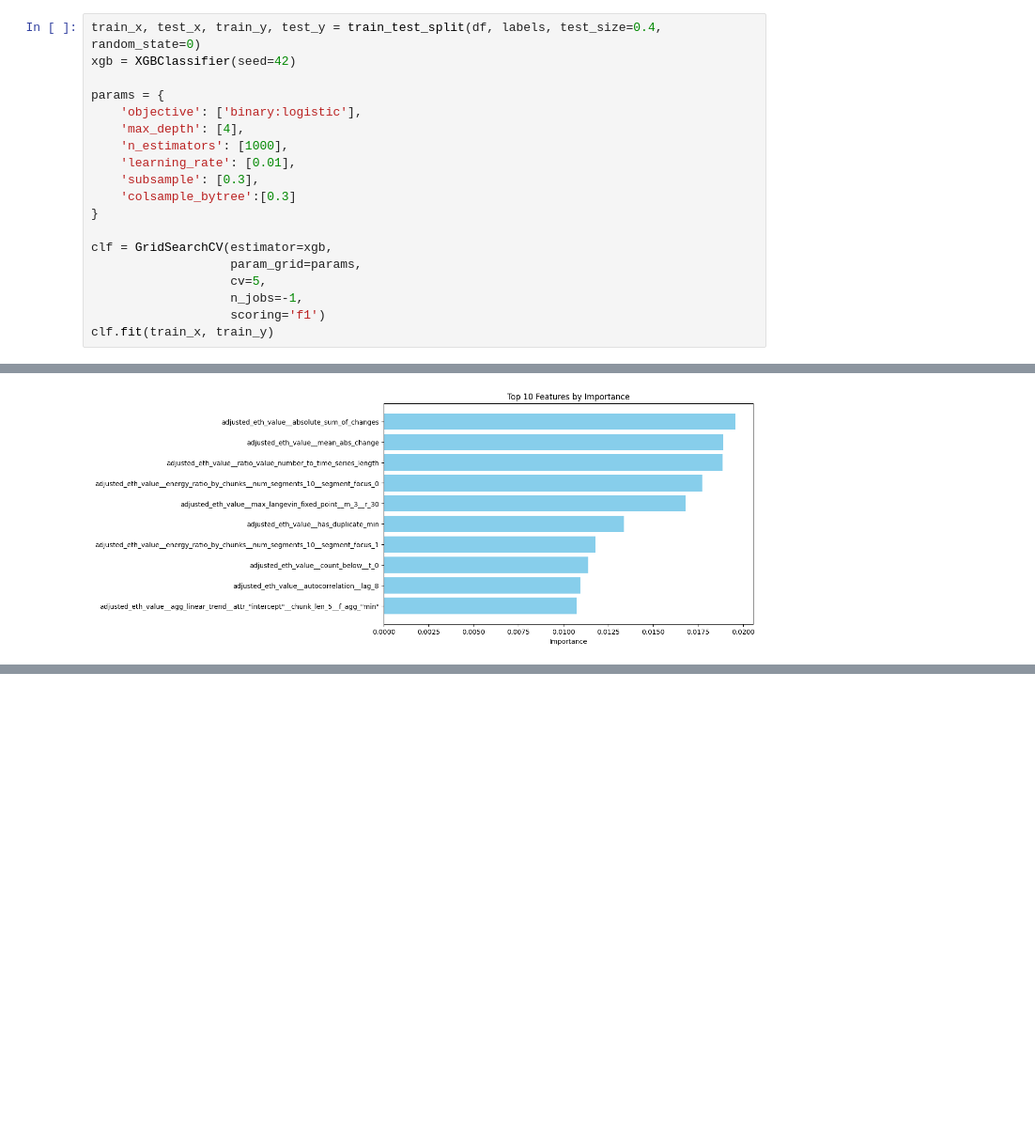
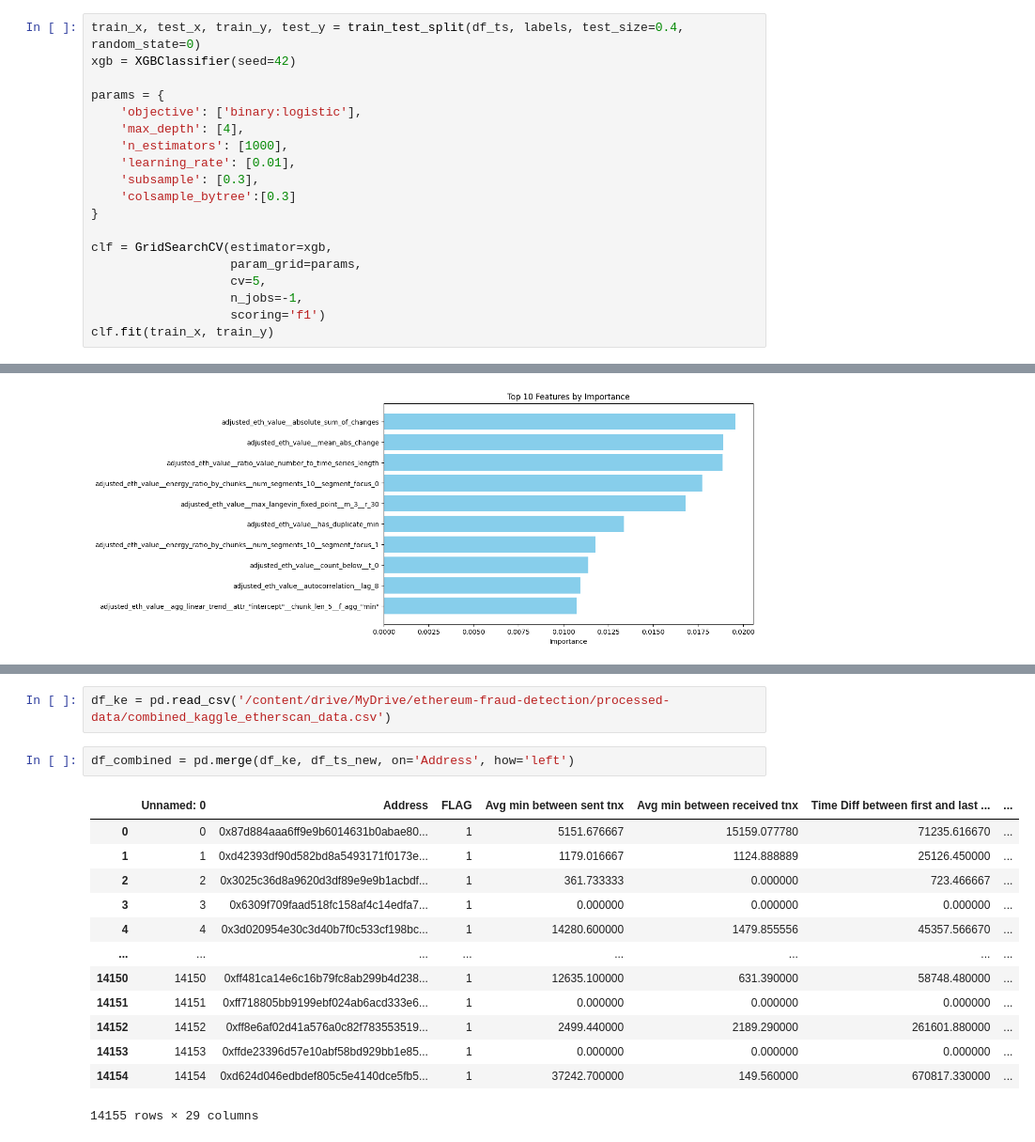
Before and after one commit to shazzad-hasan/ethereum-fraud-detection, a Jupyter notebook: data-preparation/time_series_data.ipynb, the cells around one changed output, grey strips where cells are left out. Shown at 94% size. Cells and saved outputs as stored; diff of their text form; blank space fills up the shorter version.

```diff
--- a/data-preparation/time_series_data.ipynb
+++ b/data-preparation/time_series_data.ipynb
@@ -72,5 +73,5 @@ df.drop(features_to_drop, axis=1, inplace=True)
 # %%
-train_x, test_x, train_y, test_y = train_test_split(df, labels, test_size=0.4, random_state=0)
+train_x, test_x, train_y, test_y = train_test_split(df_ts, labels, test_size=0.4, random_state=0)
 xgb = XGBClassifier(seed=42)
 
 params = {
@@ -165,0 +178,18 @@ plt.show()
+# %%
+df_ke = pd.read_csv('/content/drive/MyDrive/ethereum-fraud-detection/processed-data/combined_kaggle_etherscan_data.csv')
+# %%
+df_combined = pd.merge(df_ke, df_ts_new, on='Address', how='left')
+# %% [output]
+|  | Unnamed: 0 | Address | FLAG | Avg min between sent tnx | Avg min between received tnx | Time Diff between first and last ... | ... |
+| 0 | 0 | 0x87d884aaa6ff9e9b6014631b0abae80... | 1 | 5151.676667 | 15159.077780 | 71235.616670 | ... |
+| 1 | 1 | 0xd42393df90d582bd8a5493171f0173e... | 1 | 1179.016667 | 1124.888889 | 25126.450000 | ... |
+| 2 | 2 | 0x3025c36d8a9620d3df89e9e9b1acbdf... | 1 | 361.733333 | 0.000000 | 723.466667 | ... |
+| 3 | 3 | 0x6309f709faad518fc158af4c14edfa7... | 1 | 0.000000 | 0.000000 | 0.000000 | ... |
+| 4 | 4 | 0x3d020954e30c3d40b7f0c533cf198bc... | 1 | 14280.600000 | 1479.855556 | 45357.566670 | ... |
+| ... | ... | ... | ... | ... | ... | ... | ... |
+| 14150 | 14150 | 0xff481ca14e6c16b79fc8ab299b4d238... | 1 | 12635.100000 | 631.390000 | 58748.480000 | ... |
+| 14151 | 14151 | 0xff718805bb9199ebf024ab6acd333e6... | 1 | 0.000000 | 0.000000 | 0.000000 | ... |
+| 14152 | 14152 | 0xff8e6af02d41a576a0c82f783553519... | 1 | 2499.440000 | 2189.290000 | 261601.880000 | ... |
+| 14153 | 14153 | 0xffde23396d57e10abf58bd929bb1e85... | 1 | 0.000000 | 0.000000 | 0.000000 | ... |
+| 14154 | 14154 | 0xd624d046edbdef805c5e4140dce5fb5... | 1 | 37242.700000 | 149.560000 | 670817.330000 | ... |
+14155 rows × 29 columns
```
Also changed, not shown: parts of 17 cells of this notebook.
